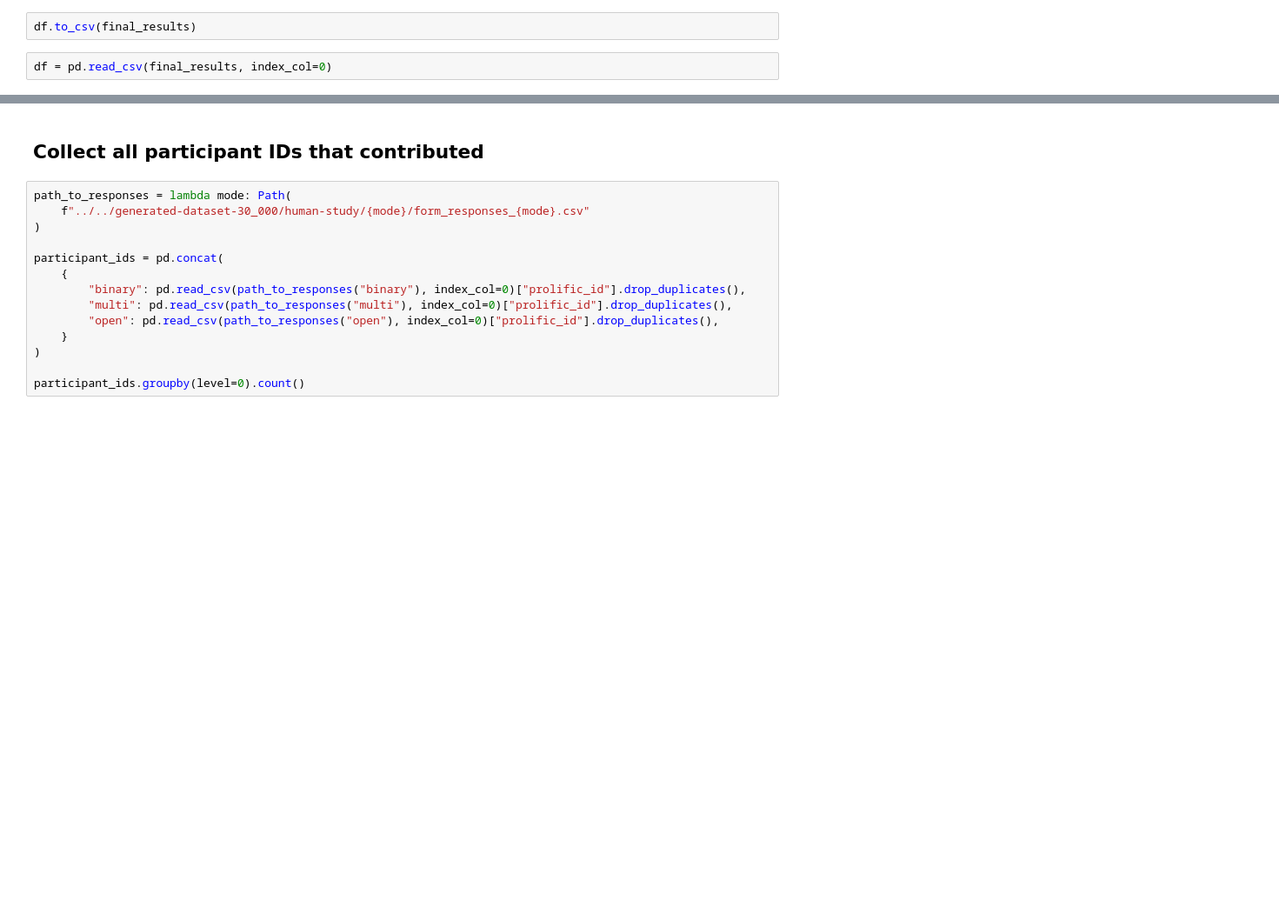
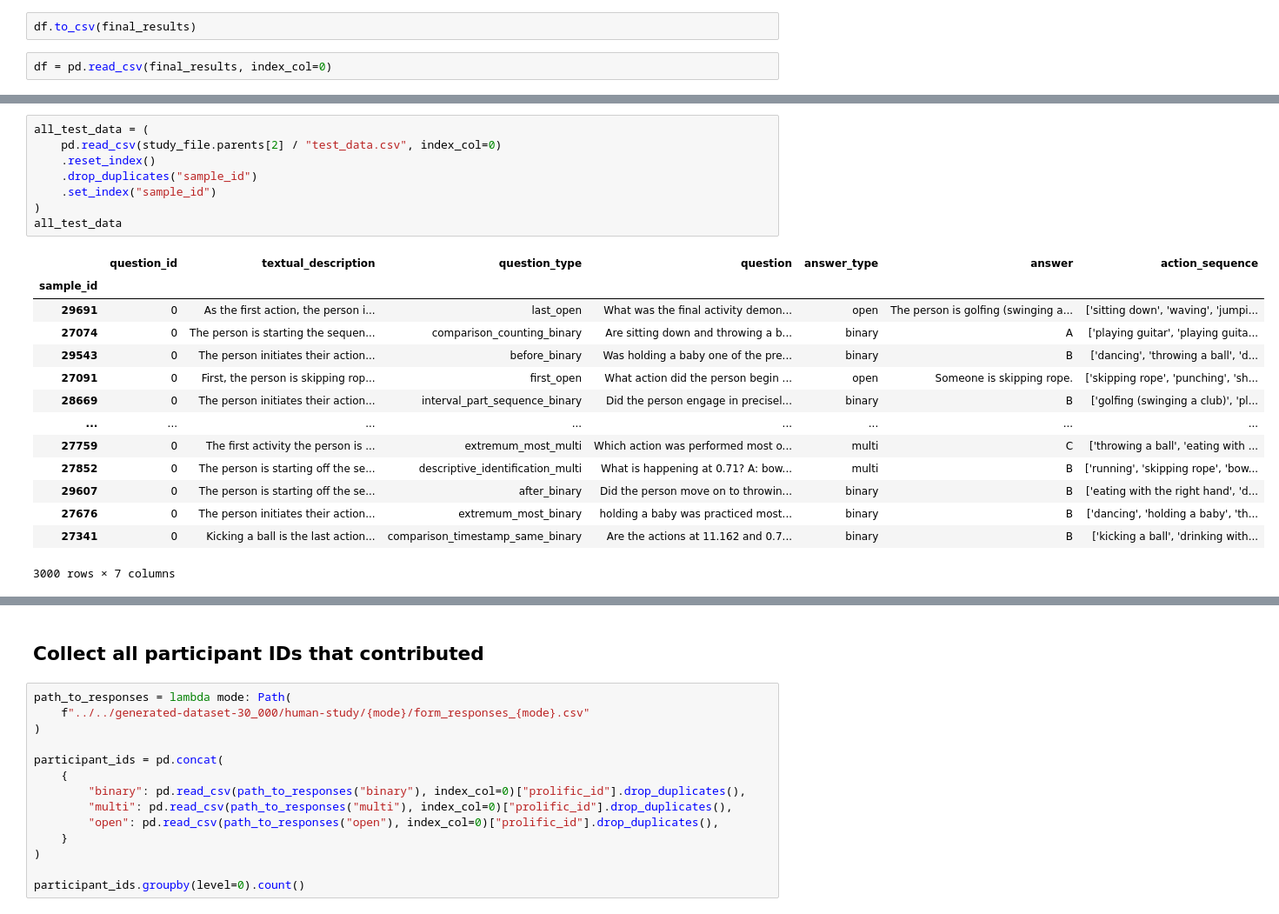
Before and after one commit to mauricekraus/quants-generate, a Jupyter notebook: time_qa-dataset/notebooks/Read Forms.ipynb, the cells around one changed output, grey strips where cells are left out. Shown: that part at 87% size. Drawn from its saved outputs; the diff is of its cells as text; blank space fills up the shorter version.

```diff
--- a/time_qa-dataset/notebooks/Read Forms.ipynb
+++ b/time_qa-dataset/notebooks/Read Forms.ipynb
@@ -416,0 +442,23 @@ metrics(
+# %%
+all_test_data = (
+    pd.read_csv(study_file.parents[2] / "test_data.csv", index_col=0)
+    .reset_index()
+    .drop_duplicates("sample_id")
+    .set_index("sample_id")
+)
+all_test_data
+# %% [output]
+|  | question_id | textual_description | question_type | question | answer_type | answer | action_sequence |
+| sample_id |  |  |  |  |  |  |  |
+| 29691 | 0 | As the first action, the person i... | last_open | What was the final activity demon... | open | The person is golfing (swinging a... | ['sitting down', 'waving', 'jumpi... |
+| 27074 | 0 | The person is starting the sequen... | comparison_counting_binary | Are sitting down and throwing a b... | binary | A | ['playing guitar', 'playing guita... |
+| 29543 | 0 | The person initiates their action... | before_binary | Was holding a baby one of the pre... | binary | B | ['dancing', 'throwing a ball', 'd... |
+| 27091 | 0 | First, the person is skipping rop... | first_open | What action did the person begin ... | open | Someone is skipping rope. | ['skipping rope', 'punching', 'sh... |
+| 28669 | 0 | The person initiates their action... | interval_part_sequence_binary | Did the person engage in precisel... | binary | B | ['golfing (swinging a club)', 'pl... |
+| ... | ... | ... | ... | ... | ... | ... | ... |
+| 27759 | 0 | The first activity the person is ... | extremum_most_multi | Which action was performed most o... | multi | C | ['throwing a ball', 'eating with ... |
+| 27852 | 0 | The person is starting off the se... | descriptive_identification_multi | What is happening at 0.71? A: bow... | multi | B | ['running', 'skipping rope', 'bow... |
+| 29607 | 0 | The person is starting off the se... | after_binary | Did the person move on to throwin... | binary | B | ['eating with the right hand', 'd... |
+| 27676 | 0 | The person initiates their action... | extremum_most_binary | holding a baby was practiced most... | binary | B | ['dancing', 'holding a baby', 'th... |
+| 27341 | 0 | Kicking a ball is the last action... | comparison_timestamp_same_binary | Are the actions at 11.162 and 0.7... | binary | B | ['kicking a ball', 'drinking with... |
+3000 rows × 7 columns
```
Also changed, not shown: parts of 23 cells of this notebook, 1 other file.
